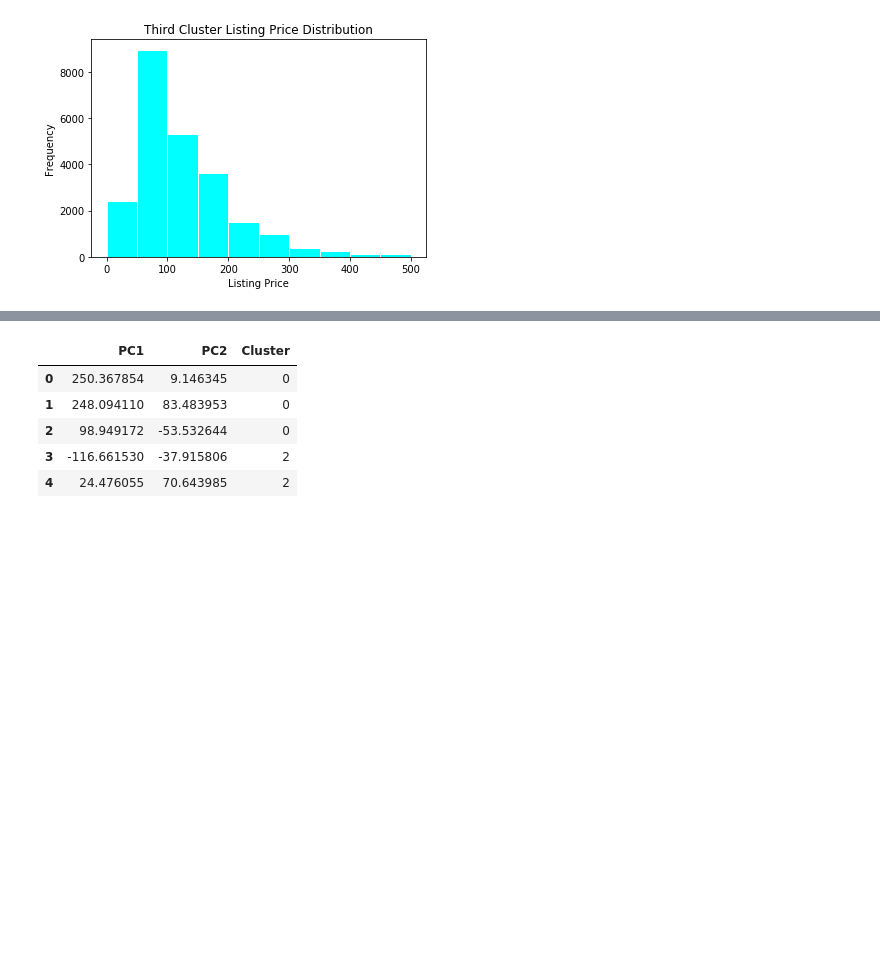
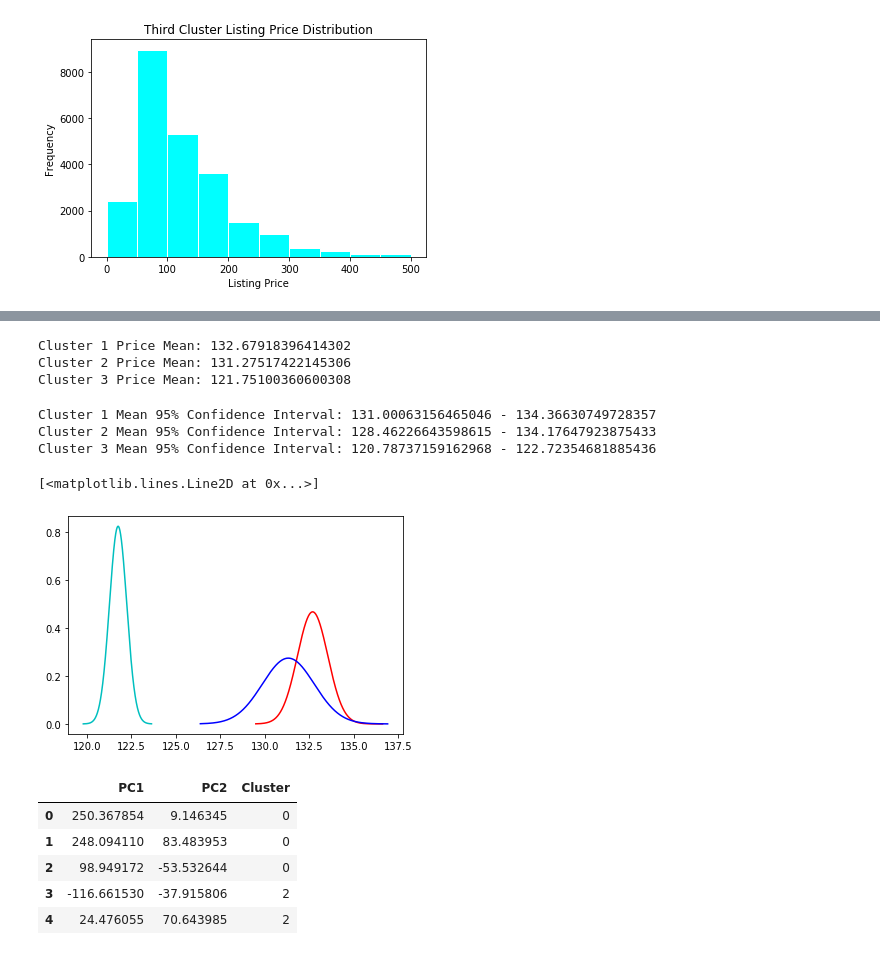
Before and after one commit to esm2000/ds_coursework_python, a Jupyter notebook: mat_328/project/k_means_clustering.ipynb, the cells around one changed output, grey strips where cells are left out. Drawn from its saved outputs; the diff is of its cells as text; code cells hidden in the pictures; blank space fills up the shorter version.

```diff
--- a/mat_328/project/k_means_clustering.ipynb
+++ b/mat_328/project/k_means_clustering.ipynb
@@ -185,0 +261,10 @@ plt.savefig("plots/third_cluster_price_dist.png")
+# %%
+print("Cluster 1 Price Mean: " + str(price_means1.mean()))
+
+print("Cluster 2 Price Mean: " + str(price_means2.mean()))
+
+print("Cluster 3 Price Mean: " + str(price_means3.mean()))
+# %% [output]
+Cluster 1 Price Mean: 132.67918396414302
+Cluster 2 Price Mean: 131.27517422145306
+Cluster 3 Price Mean: 121.75100360600308
@@ -186,3 +279,18 @@ plt.savefig("plots/third_cluster_price_dist.png")
+# %%
+print("Cluster 1 Mean 95% Confidence Interval: " + str(low1) + " - " + str(high1))
+print("Cluster 2 Mean 95% Confidence Interval: " + str(low2) + " - " + str(high2))
+print("Cluster 3 Mean 95% Confidence Interval: " + str(low3) + " - " + str(high3))
+# %% [output]
+Cluster 1 Mean 95% Confidence Interval: 131.00063156465046 - 134.36630749728357
+Cluster 2 Mean 95% Confidence Interval: 128.46226643598615 - 134.17647923875433
+Cluster 3 Mean 95% Confidence Interval: 120.78737159162968 - 122.72354681885436
+# %%
+plt.plot(x1, y1, color = "r")
+plt.plot(x2, y2, color = "b")
+plt.plot(x3, y3, color = "c")
+# %% [output]
+[<matplotlib.lines.Line2D at 0x...>]
+[figure, added]
 # %%
 from sklearn.decomposition import PCA
 pca = PCA(n_components=2)
```
Also changed, not shown: parts of 14 cells of this notebook, 5 other files.
